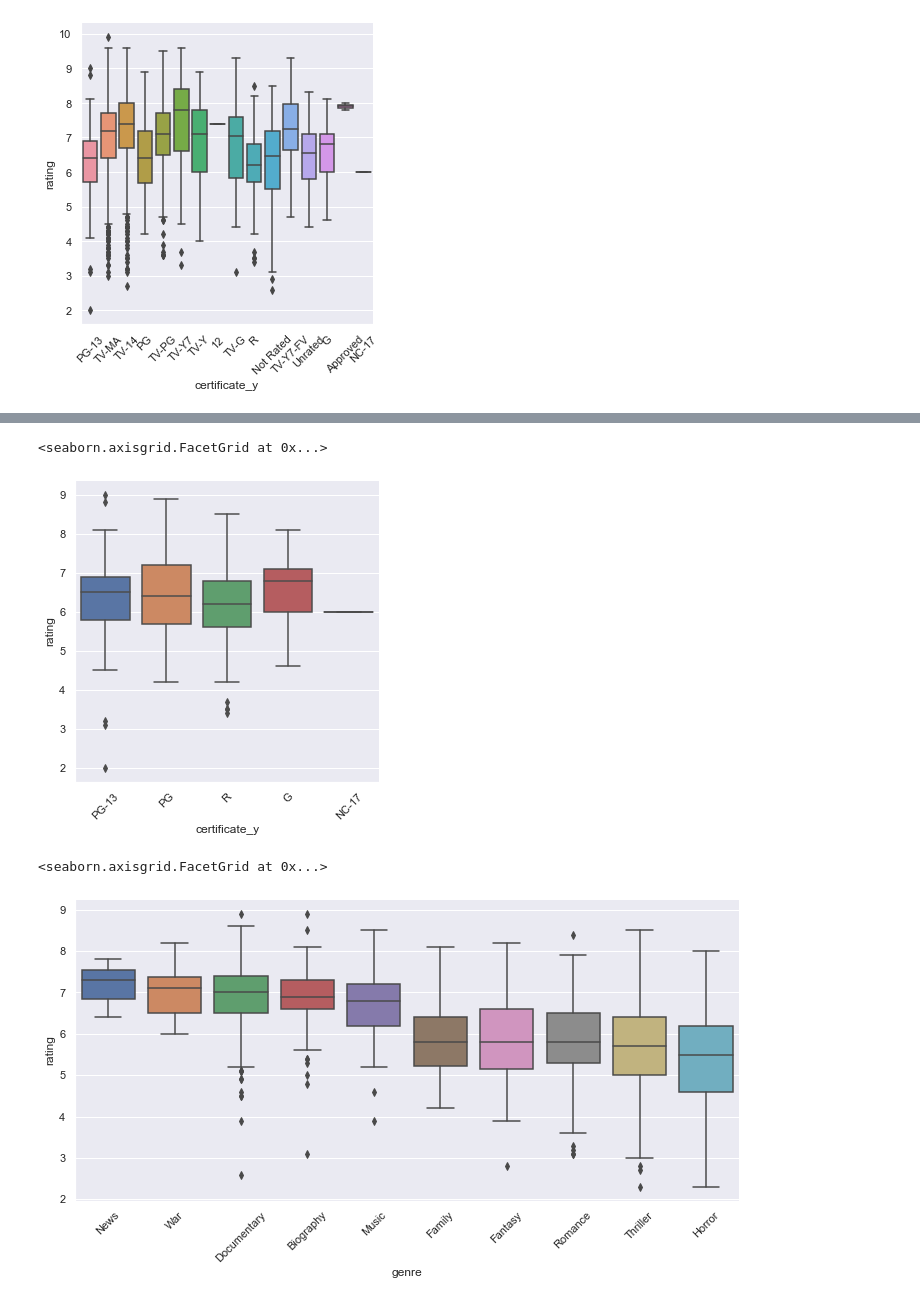
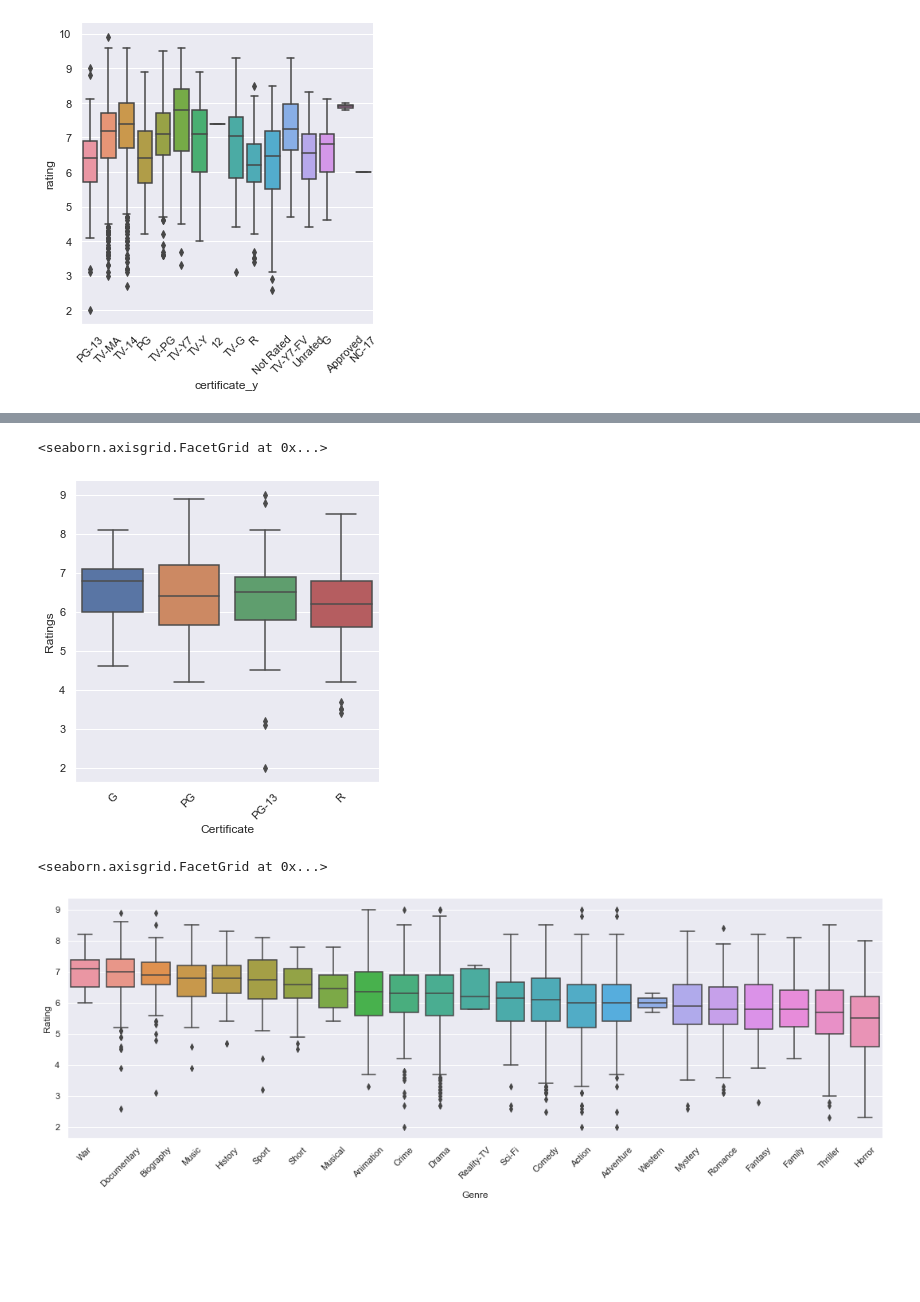
Before and after one commit to drewf24/cs216_final_project, a Jupyter notebook: project prototype.ipynb, the cells around one changed output, grey strips where cells are left out. Cells and saved outputs as stored; diff of their text form; code cells hidden in the pictures; blank space fills up the shorter version.

```diff
--- a/project prototype.ipynb
+++ b/project prototype.ipynb
@@ -293,9 +388,11 @@ graph.set_xticklabels(rotation=45)
 # %%
-graph = sns.catplot(data=proper_movie_ratings, x="certificate_y", y="rating", kind="box")
+ordered_certificates = ['G','PG','PG-13','R']
+graph = sns.catplot(data=proper_movie_ratings, x="certificate_y", y="rating", kind="box", order=ordered_certificates)
 graph.set_xticklabels(rotation=45)
+graph.set_axis_labels('Certificate', 'Ratings')
 # %% [output]
 <seaborn.axisgrid.FacetGrid at 0x...>
-[figure, old version]
+[figure, new version]
 # %%
 
 #rating_x is maturity rating, which is already listed as certificate. drop rating_x bc of redundancy?
@@ -312,15 +409,16 @@ graph.set_xticklabels(rotation=45)
     #if we wanted to calculate some figure that depends on content length and imdb rating, we could do a visualization for tv shows
     #either dependent on number of seasons or average episode length in the group_by indicated in #1)
 # %%
-top_ordered = cleaned_movies_genre.groupby('genre')['rating'].median().sort_values(ascending=False).nlargest().index.values
-bottom_ordered = np.flip(cleaned_movies_genre.groupby('genre')['rating'].median().sort_values(ascending=False).nsmallest().index.values)
+# top_ordered = cleaned_movies_genre.groupby('genre')['rating'].median().sort_values(ascending=False).nlargest().index.values
+# bottom_ordered = np.flip(cleaned_movies_genre.groupby('genre')['rating'].median().sort_values(ascending=False).nsmallest().index.values)
+# top_bottom = np.append(top_ordered, bottom_ordered)
 
-top_bottom = np.append(top_ordered, bottom_ordered)
-graph = sns.catplot(data=cleaned_movies_genre, x='genre', y='rating', kind="box", order=top_bottom, aspect=2)
-
-# graph = sns.catplot(data=cleaned_movies_genre, x='genre', y='rating', kind="box", height=5, aspect=5)
+order_low_high = cleaned_movies_genre.groupby('genre')['rating'].median().sort_values(ascending=False).index.values
+graph = sns.catplot(data=cleaned_movies_genre, x='genre', y='rating', kind="box", order=order_low_high[1:], aspect=3)
+#graph = sns.catplot(data=cleaned_movies_genre, x='genre', y='rating', kind="box", order=top_bottom, aspect=2)
 graph.set_xticklabels(rotation=45)
+graph.set_axis_labels('Genre', 'Rating')
 # %% [output]
 <seaborn.axisgrid.FacetGrid at 0x...>
-[figure, old version]
+[figure, new version]
 # %%
```
Also changed, not shown: parts of 17 cells of this notebook.
